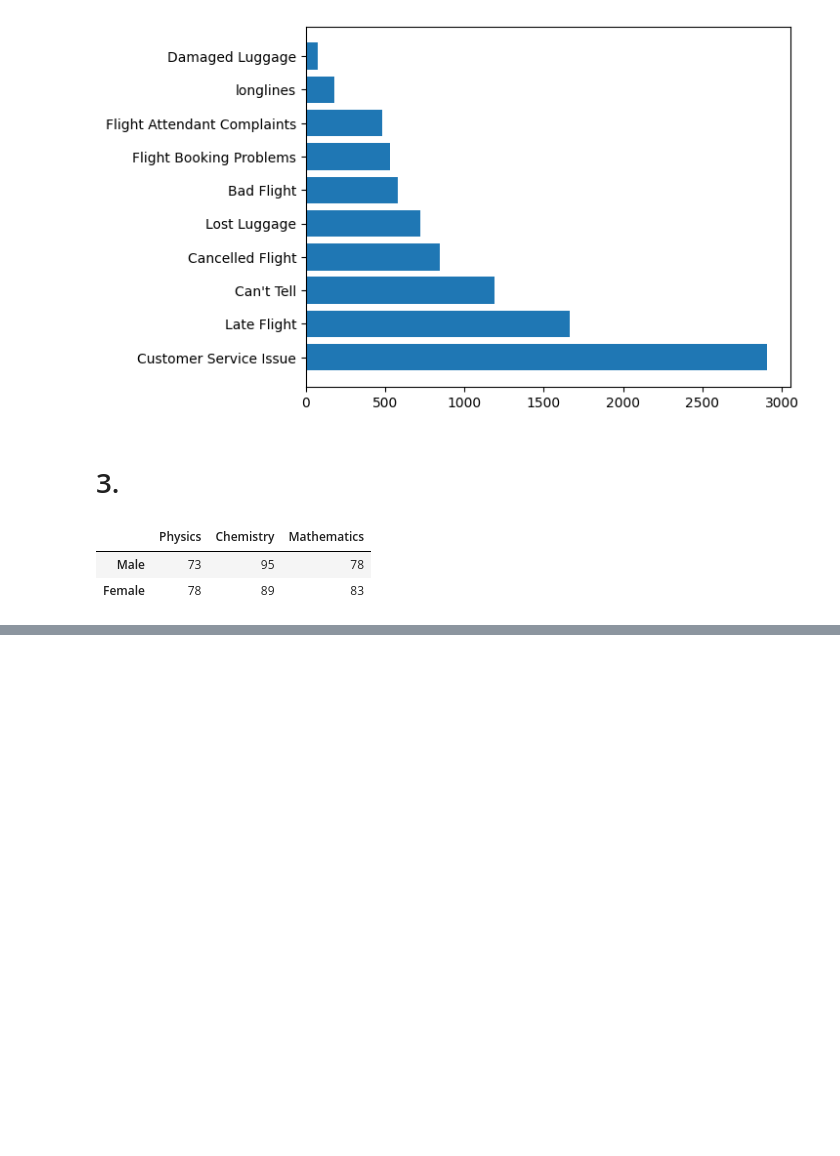
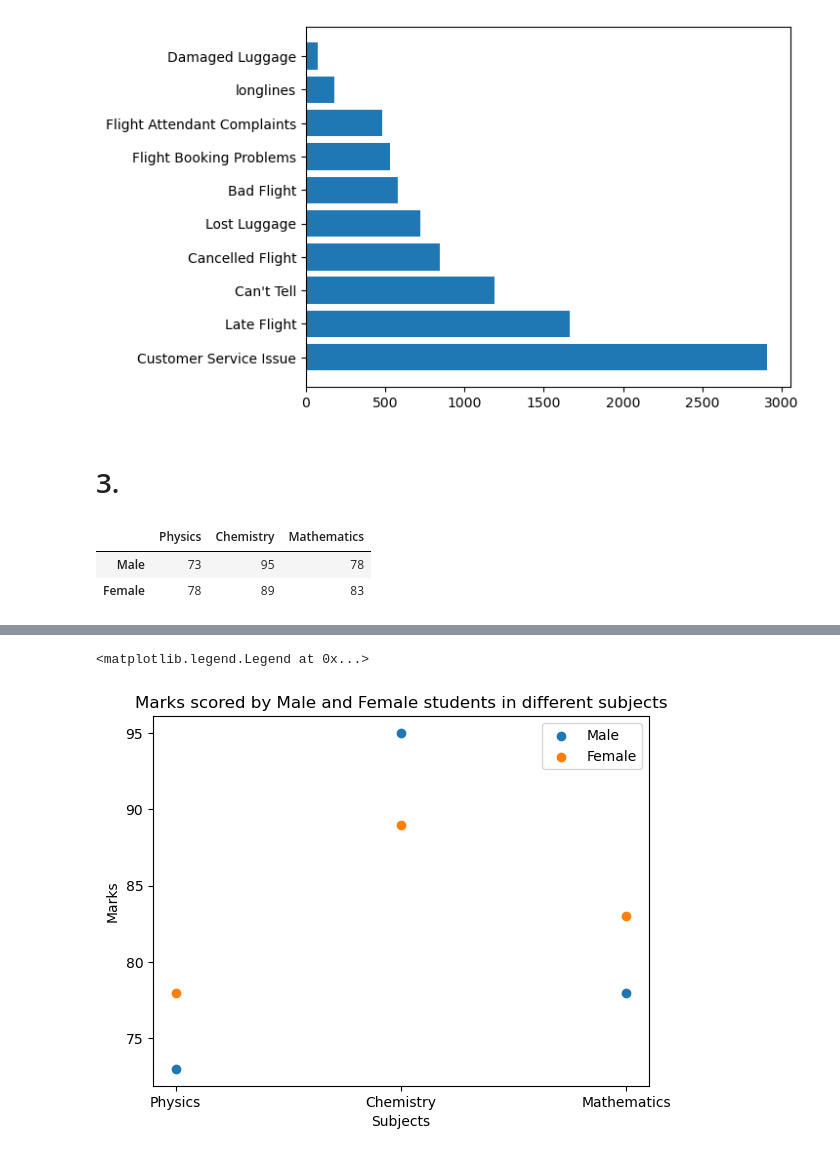
Before and after one commit to jassuwu/college8, a Jupyter notebook: 20XWO8 - DATA VISUALIZATION/Batch2/Practice2/Practice2.ipynb, the cells around one changed output, grey strips where cells are left out. Drawn from its saved outputs; the diff is of its cells as text; code cells hidden in the pictures; blank space fills up the shorter version.

```diff
--- a/20XWO8 - DATA VISUALIZATION/Batch2/Practice2/Practice2.ipynb
+++ b/20XWO8 - DATA VISUALIZATION/Batch2/Practice2/Practice2.ipynb
@@ -85,0 +101,10 @@ marksDF
+# %%
+plt.scatter(marksDF.columns, marksDF.iloc[0].values, label='Male')
+plt.scatter(marksDF.columns, marksDF.iloc[1].values, label='Female')
+plt.xlabel('Subjects')
+plt.ylabel('Marks')
+plt.title('Marks scored by Male and Female students in different subjects')
+plt.legend()
+# %% [output]
+<matplotlib.legend.Legend at 0x...>
+[figure, added]
```
Also changed, not shown: parts of 2 cells of this notebook, 2 other files.
